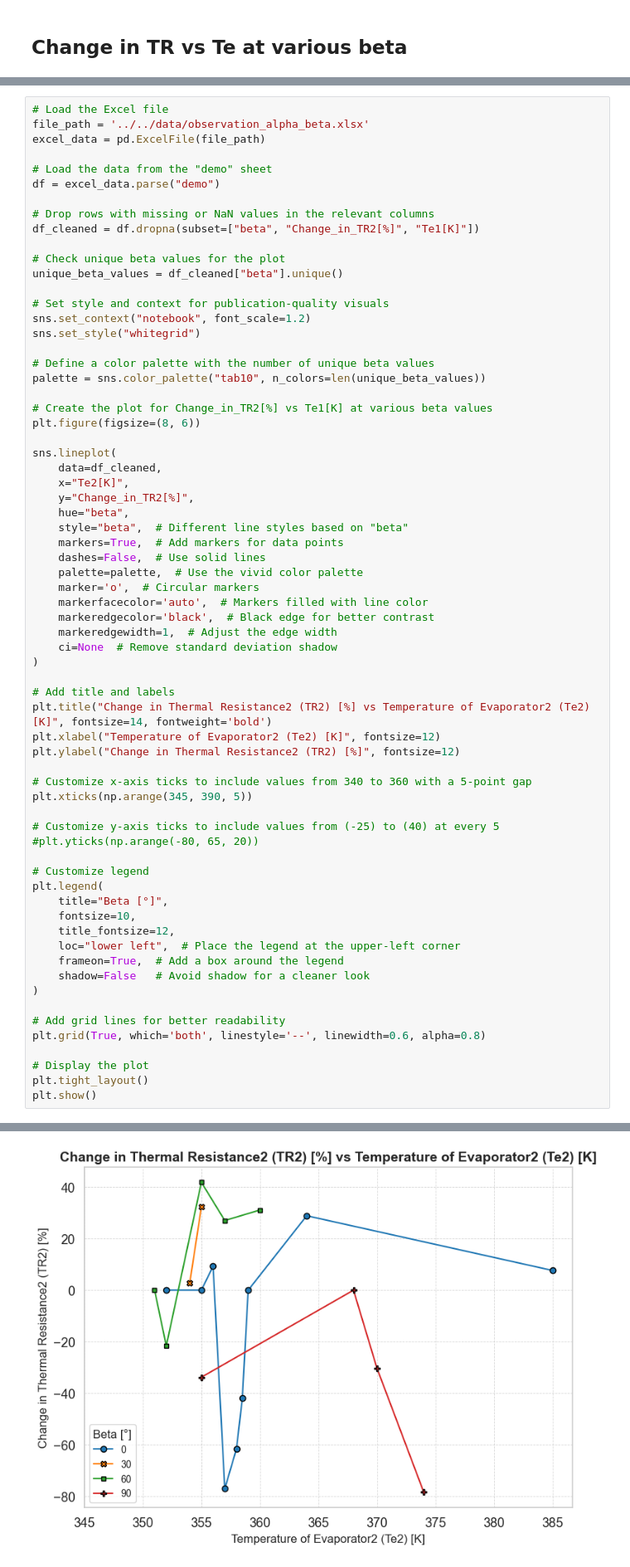
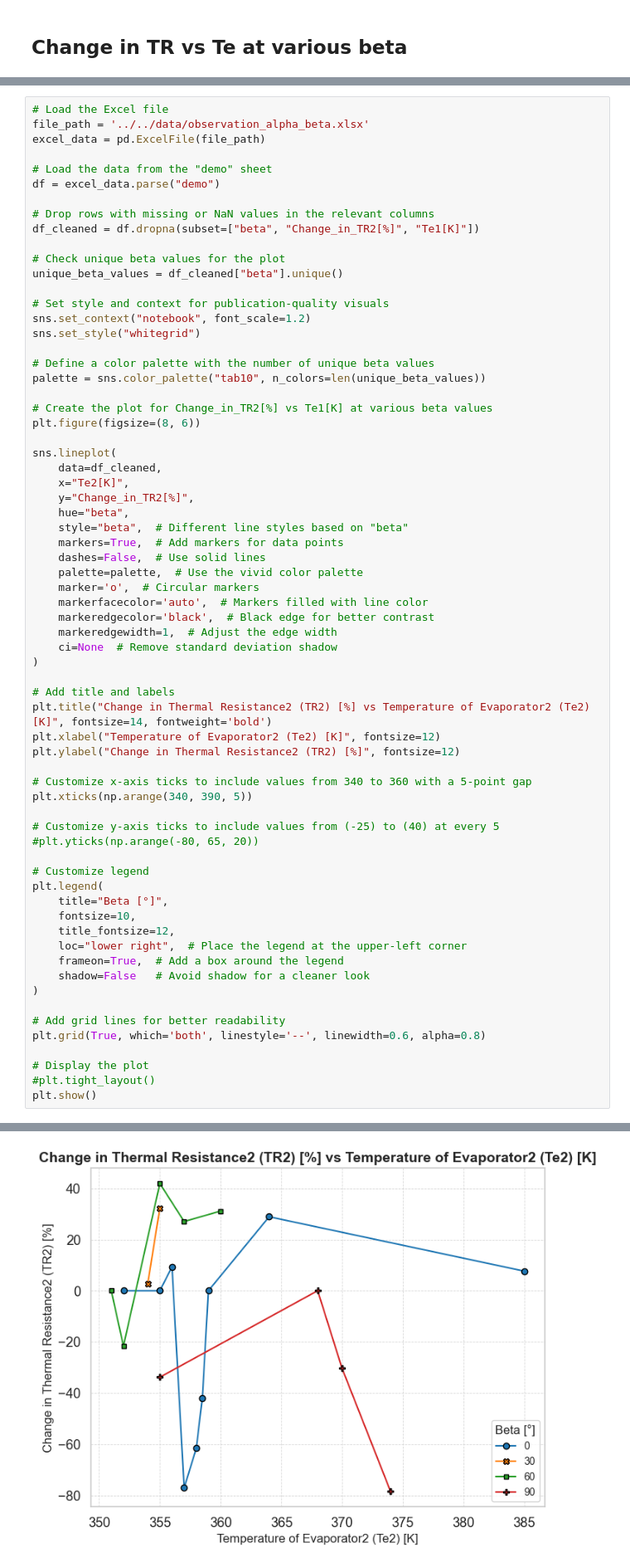
Before and after one commit to kamleshparmar17/Advanced_PulseHeatPipe_krp, a Jupyter notebook: ml/eda/plots_five_steps_method.ipynb, the cells around one changed output, grey strips where cells are left out. Shown at 83% size. Cells and saved outputs as stored; diff of their text form.

Commit message:
plots_five_steps_method is updated

```diff
--- a/ml/eda/plots_five_steps_method.ipynb
+++ b/ml/eda/plots_five_steps_method.ipynb
@@ -1578,34 +1578,34 @@ sns.lineplot(
 )
 
 # Add title and labels
 plt.title("Change in Thermal Resistance2 (TR2) [%] vs Temperature of Evaporator2 (Te2) [K]", fontsize=14, fontweight='bold')
 plt.xlabel("Temperature of Evaporator2 (Te2) [K]", fontsize=12)
 plt.ylabel("Change in Thermal Resistance2 (TR2) [%]", fontsize=12)
 
 # Customize x-axis ticks to include values from 340 to 360 with a 5-point gap
-plt.xticks(np.arange(345, 390, 5))
+plt.xticks(np.arange(340, 390, 5))
 
 # Customize y-axis ticks to include values from (-25) to (40) at every 5
 #plt.yticks(np.arange(-80, 65, 20))
 
 # Customize legend
 plt.legend(
     title="Beta [°]",
     fontsize=10,
     title_fontsize=12,
-    loc="lower left",  # Place the legend at the upper-left corner
+    loc="lower right",  # Place the legend at the upper-left corner
     frameon=True,  # Add a box around the legend
     shadow=False   # Avoid shadow for a cleaner look
 )
 
 # Add grid lines for better readability
 plt.grid(True, which='both', linestyle='--', linewidth=0.6, alpha=0.8)
 
 # Display the plot
-plt.tight_layout()
+#plt.tight_layout()
 plt.show()
 # %% [output]
 The `ci` parameter is deprecated. Use `errorbar=None` for the same effect.
 
   sns.lineplot(
-[figure, old version]
+[figure, new version]
```
